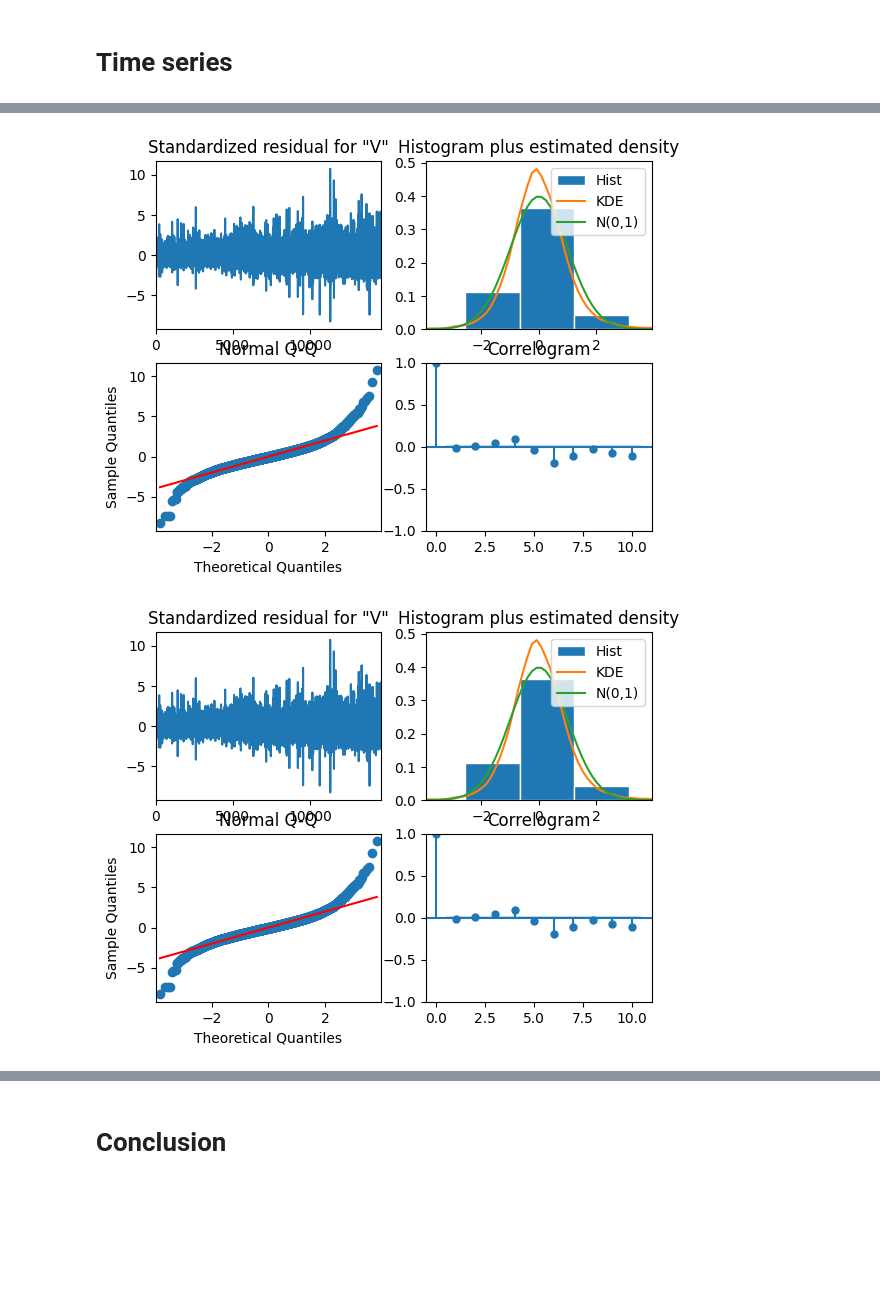
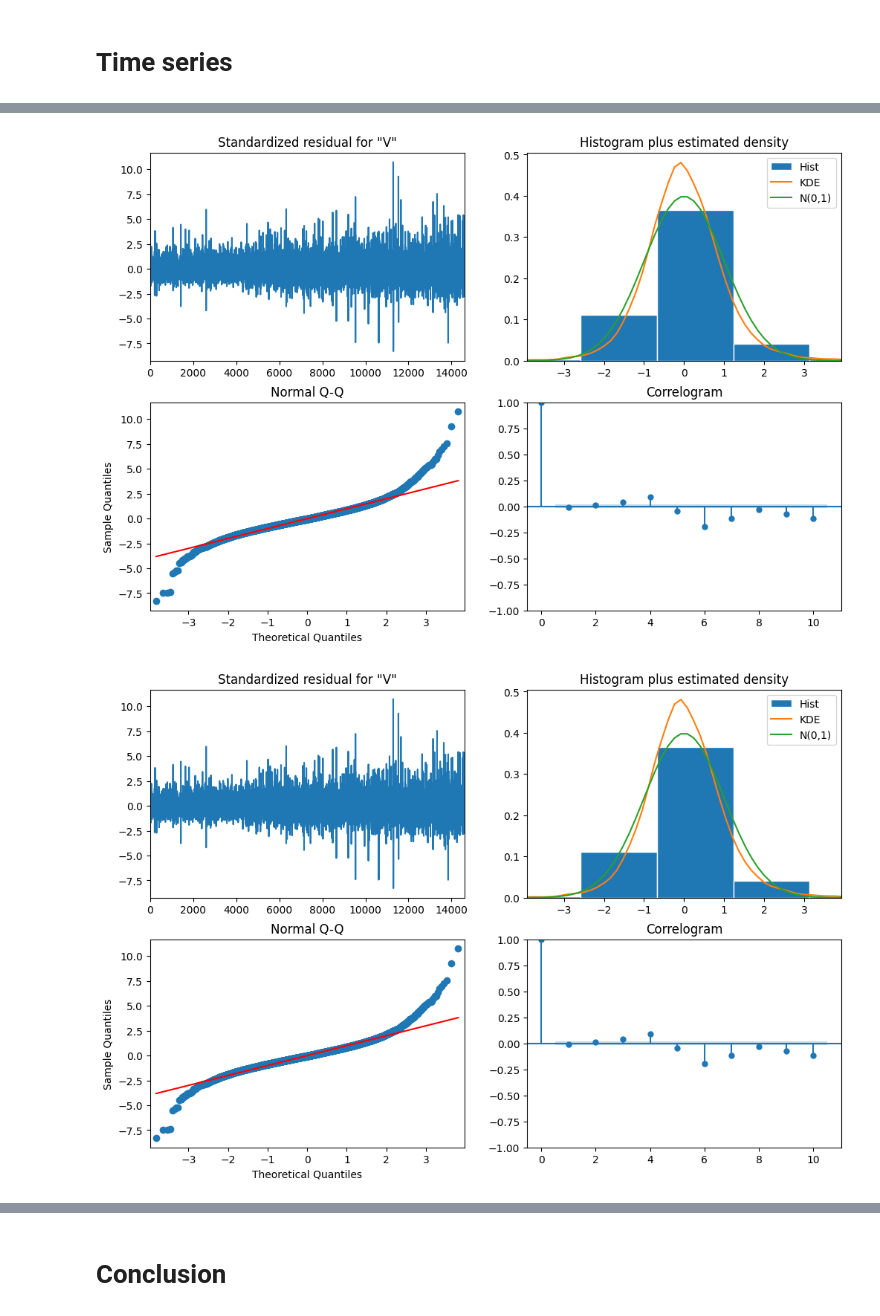
Before and after one commit to Shauun-Cheeng/Smart-City, a Jupyter notebook: smart-city-traffic-patterns.ipynb, the cells around one changed output, grey strips where cells are left out. Drawn from its saved outputs; the diff is of its cells as text; code cells hidden in the pictures; blank space fills up the shorter version.

```diff
--- a/smart-city-traffic-patterns.ipynb
+++ b/smart-city-traffic-patterns.ipynb
@@ -207,7 +270,7 @@ Covariance Type:                  opg
 Name: predicted_mean, dtype: float64
 [figure]
 # %%
-model_fit.plot_diagnostics()
+model_fit.plot_diagnostics(figsize=(12, 8))
 # %% [output]
-[figure, old version]
+[figure, new version]
-[figure, old version]
+[figure, new version]
```
Also changed, not shown: parts of 14 cells of this notebook.
